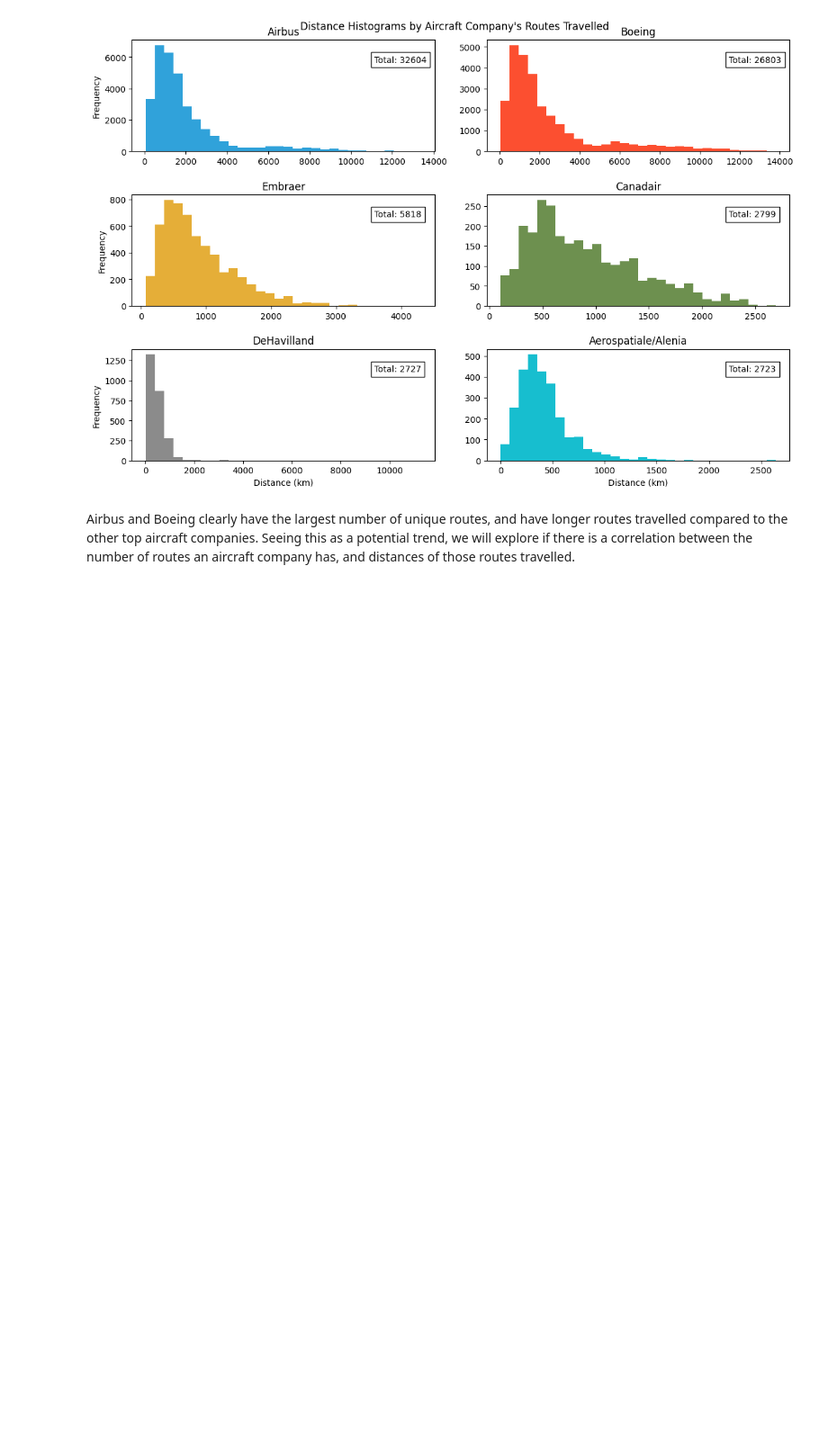
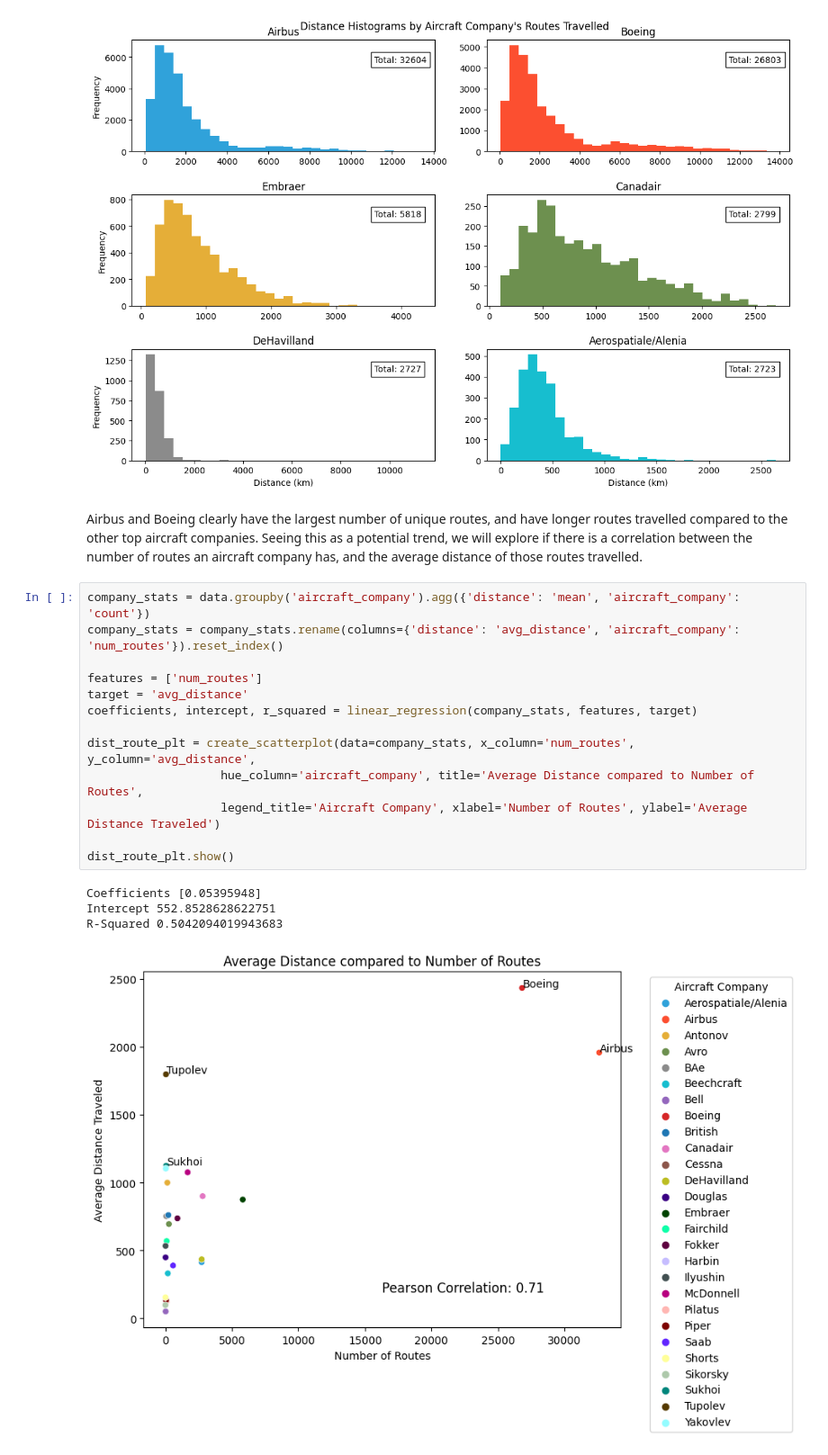
Before and after one commit to sakinanazarali/MADS_Milestone1, a Jupyter notebook: analysis.ipynb, the cells around one changed output. Shown: that part at 90% size. Drawn from its saved outputs; the diff is of its cells as text; blank space fills up the shorter version.

Commit message:
Added linear regression models, removed unused def

```diff
--- a/analysis.ipynb
+++ b/analysis.ipynb
@@ -255,4 +253,22 @@ plt.show()
 # %% [output]
 [figure]
 # %% [markdown]
-Airbus and Boeing clearly have the largest number of unique routes, and have longer routes travelled compared to the other top aircraft companies. Seeing this as a potential trend, we will explore if there is a correlation between the number of routes an aircraft company has, and distances of those routes travelled.
+Airbus and Boeing clearly have the largest number of unique routes, and have longer routes travelled compared to the other top aircraft companies. Seeing this as a potential trend, we will explore if there is a correlation between the number of routes an aircraft company has, and the average distance of those routes travelled.
+# %%
+company_stats = data.groupby('aircraft_company').agg({'distance': 'mean', 'aircraft_company': 'count'})
+company_stats = company_stats.rename(columns={'distance': 'avg_distance', 'aircraft_company': 'num_routes'}).reset_index()
+
+features = ['num_routes']
+target = 'avg_distance'
+coefficients, intercept, r_squared = linear_regression(company_stats, features, target)
+
+dist_route_plt = create_scatterplot(data=company_stats, x_column='num_routes', y_column='avg_distance',
+                   hue_column='aircraft_company', title='Average Distance compared to Number of Routes',
+                   legend_title='Aircraft Company', xlabel='Number of Routes', ylabel='Average Distance Traveled')
+
+dist_route_plt.show()
+# %% [output]
+Coefficients [0.05395948]
+Intercept 552.8528628622751
+R-Squared 0.5042094019943683
+[figure, added]
```
Also changed, not shown: parts of 10 cells of this notebook.
